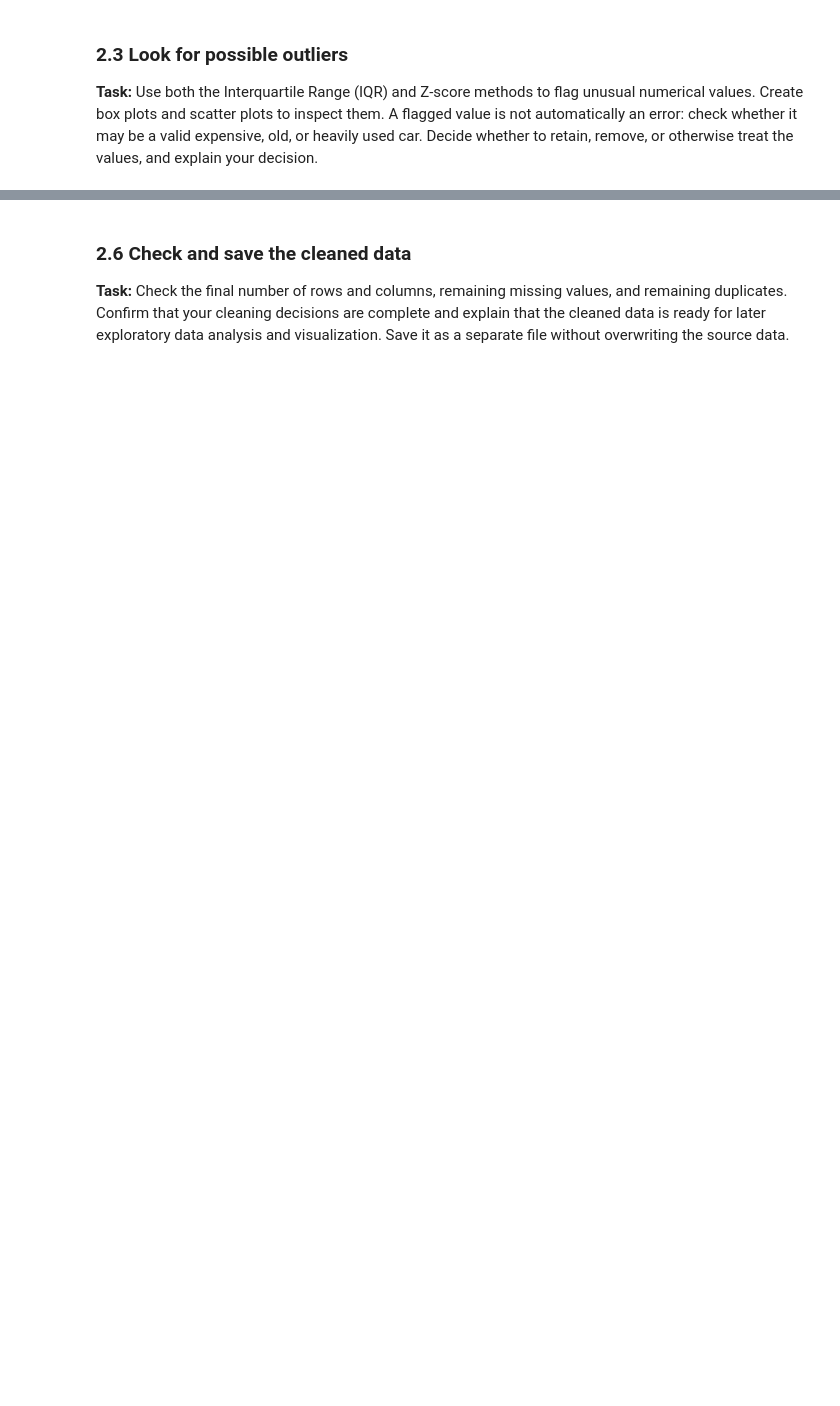
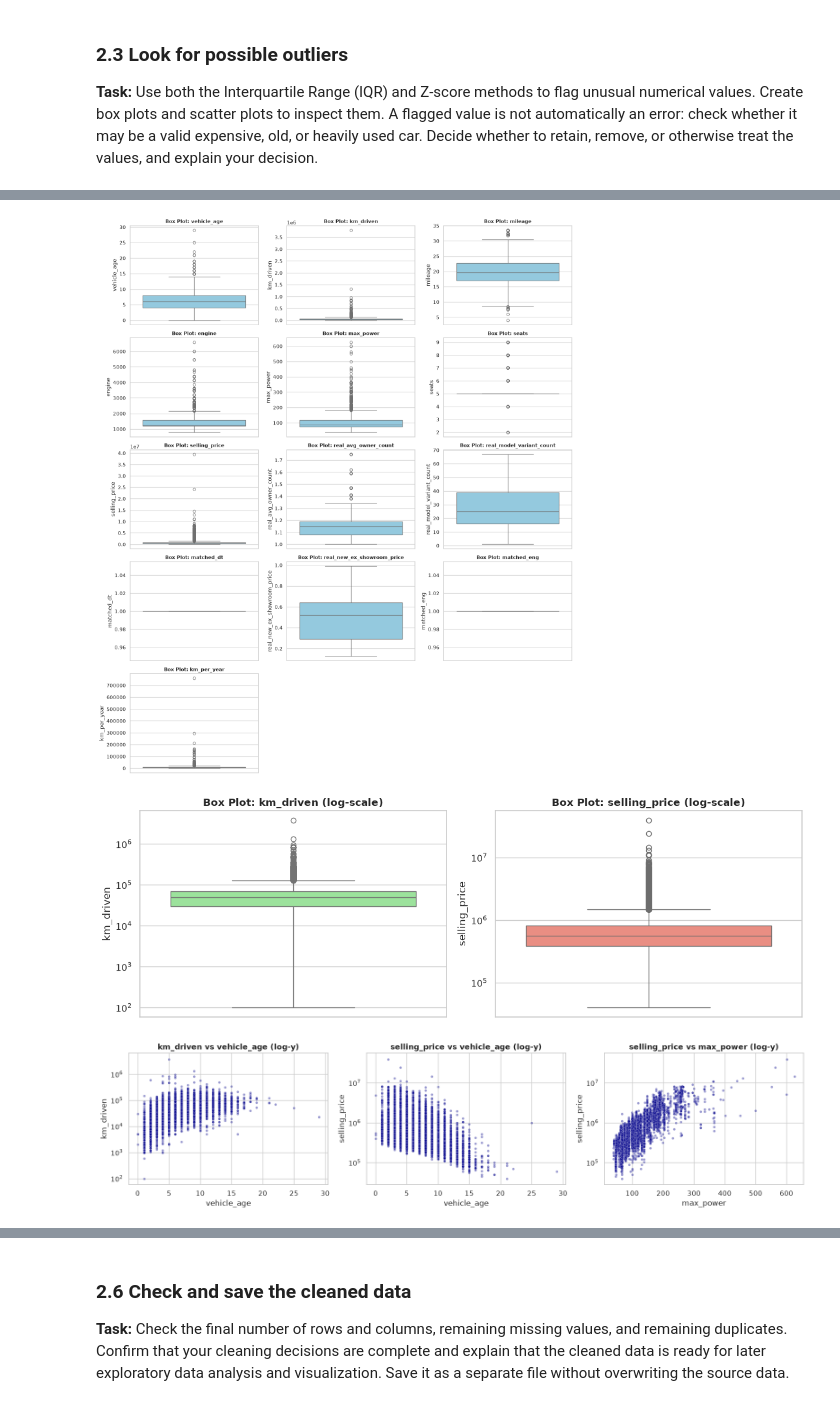
Before and after one commit to Data-six6/car_price_prediction, a Jupyter notebook: Car_Sale_Analysis/data_cleaning/data_cleaning.ipynb, the cells around one changed output, grey strips where cells are left out. Cells and saved outputs as stored; diff of their text form; code cells hidden in the pictures; blank space fills up the shorter version.

```diff
--- a/Car_Sale_Analysis/data_cleaning/data_cleaning.ipynb
+++ b/Car_Sale_Analysis/data_cleaning/data_cleaning.ipynb
@@ -204,30 +285,62 @@ dtype: int64
 
 **Task:** Use both the Interquartile Range (IQR) and Z-score methods to flag unusual numerical values. Create box plots and scatter plots to inspect them. A flagged value is not automatically an error: check whether it may be a valid expensive, old, or heavily used car. Decide whether to retain, remove, or otherwise treat the values, and explain your decision.
 # %%
-# TODO: Flag possible outliers using IQR and Z-score methods.
-numerical_df = df_work.select_dtypes(include=[np.number])
-q1 = numerical_df.quantile(0.25)
-q3 = numerical_df.quantile(0.75)
+# 1. Calculate outliers using IQR method (1.5 * IQR rule)
+numerical_cols = df_work.select_dtypes(include=[np.number]).columns
+q1 = df_work[numerical_cols].quantile(0.25)
+q3 = df_work[numerical_cols].quantile(0.75)
 iqr = q3 - q1
-outliers_iqr = ((numerical_df < (q1 - 1.5 * iqr)) | (numerical_df > (q3 + 1.5 * iqr))).sum()
-print("Outliers detected using IQR method:\n", outliers_iqr)
+outliers_iqr = ((df_work[numerical_cols] < (q1 - 1.5 * iqr)) | (df_work[numerical_cols] > (q3 + 1.5 * iqr))).sum()
 
-z_scores = (numerical_df - numerical_df.mean()) / numerical_df.std()
+# 2. Calculate outliers using Z-score method (|z| > 3 rule)
+z_scores = (df_work[numerical_cols] - df_work[numerical_cols].mean()) / df_work[numerical_cols].std()
 outliers_z = (np.abs(z_scores) > 3).sum()
-print("Outliers detected using Z-score method:\n", outliers_z)
 
+outlier_summary = pd.DataFrame({'IQR Flagged Count': outliers_iqr, 'Z-score Flagged (|z|>3)': outliers_z})
+print("Outlier Detection Summary:")
+display(outlier_summary)
 
-# TODO: Decide whether to retain, remove, or treat flagged values, and explain why.
-# Decision: remove physically impossible km_driven values; retain the other flagged values.
-shape_before = df_work.shape
+# 3. Comprehensive Box Plots for all numerical features
+import math
+ncols = 3
+nrows = math.ceil(len(numerical_cols) / ncols)
+fig, axes = plt.subplots(nrows, ncols, figsize=(15, 3.5 * nrows))
+axes = np.array(axes).reshape(-1)
 
-df_work["km_per_year_chk"] = df_work["km_driven"] / df_work["vehicle_age"].clip(lower=1)
-bad_km = df_work["km_per_year_chk"] > 100_000      # over 100,000 km per year is not realistic
-print(bad_km.sum(), "rows flagged")                 # 13
+for ax, col in zip(axes, numerical_cols):
+    sns.boxplot(data=df_work, y=col, ax=ax, color='skyblue')
+    ax.set_title(f"Box Plot: {col}", fontsize=11, fontweight='bold')
 
-print(df_work.loc[bad_km, [ "model", "vehicle_age", "km_driven", "km_per_year_chk"]]
-      .sort_values("km_per_year_chk", ascending=False))
+for ax in axes[len(numerical_cols):]:
+    ax.remove()
+plt.tight_layout()
+plt.show()
 
-df_work = df_work.loc[~bad_km].drop(columns="km_per_year_chk").reset_index(drop=True)
-print(shape_before, "->", df_work.shape)            # (15244, N) -> (15231, N)
+# 4. Log-scale box plots for skewed monetary and distance features
+fig, ax = plt.subplots(1, 2, figsize=(12, 4))
+sns.boxplot(y=df_work["km_driven"], ax=ax[0], color='lightgreen')
+ax[0].set_yscale("log")
+ax[0].set_title("Box Plot: km_driven (log-scale)", fontweight='bold')
+
+sns.boxplot(y=df_work["selling_price"], ax=ax[1], color='salmon')
+ax[1].set_yscale("log")
+ax[1].set_title("Box Plot: selling_price (log-scale)", fontweight='bold')
+plt.tight_layout()
+plt.show()
+
+# 5. Scatter plots to inspect relationships and multi-dimensional anomalies
+pairs = [("vehicle_age", "km_driven"), ("vehicle_age", "selling_price"), ("max_power", "selling_price")]
+fig, ax = plt.subplots(1, 3, figsize=(16, 4))
+for a, (x, y) in zip(ax, pairs):
+    sns.scatterplot(data=df_work, x=x, y=y, s=15, alpha=0.4, ax=a, color='darkblue')
+    a.set_yscale("log")
+    a.set_title(f"{y} vs {x} (log-y)", fontweight='bold')
+plt.tight_layout()
+plt.show()
+
+# 6. Check discrete seat and engine distributions
+print("Seats Distribution:")
+print(df_work['seats'].value_counts().sort_index())
+print("\nEngine Summary Stats:")
+print(df_work['engine'].describe())
 # %% [output]
@@ -250,0 +362,3 @@ real_new_ex_showroom_price       0
+[figure, added]
+[figure, added]
+[figure, added]
```
Also changed, not shown: parts of 25 cells of this notebook, 1 other file.
